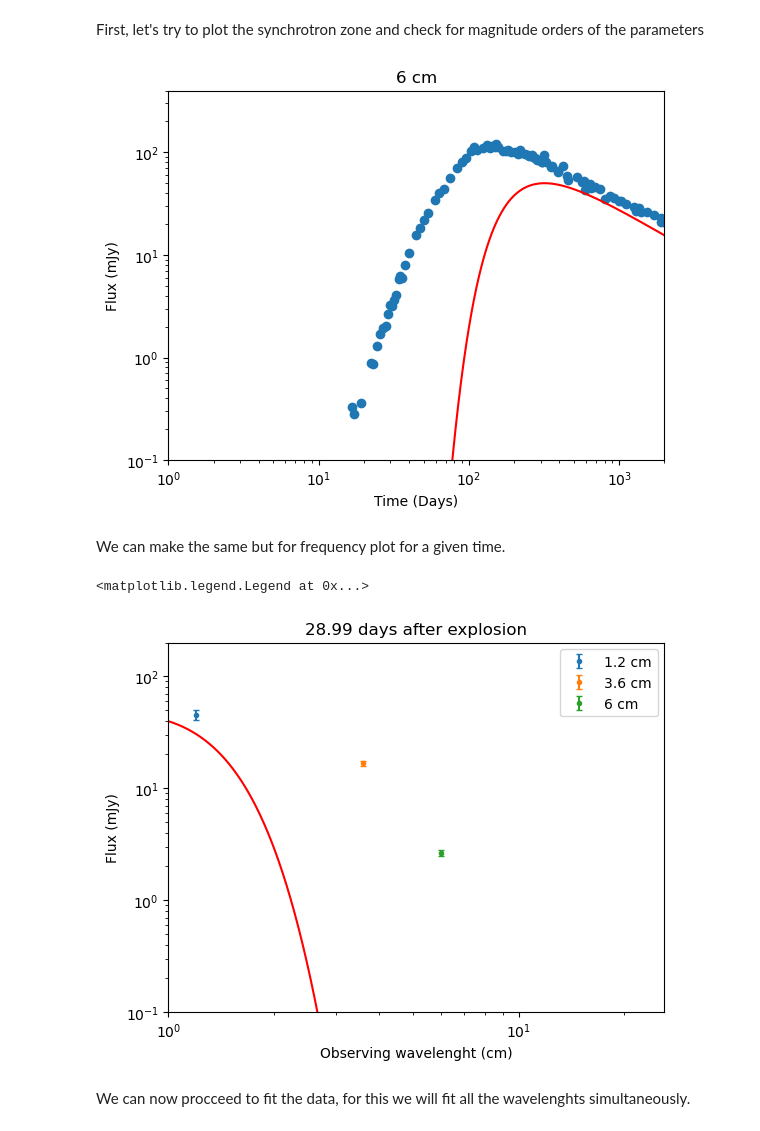
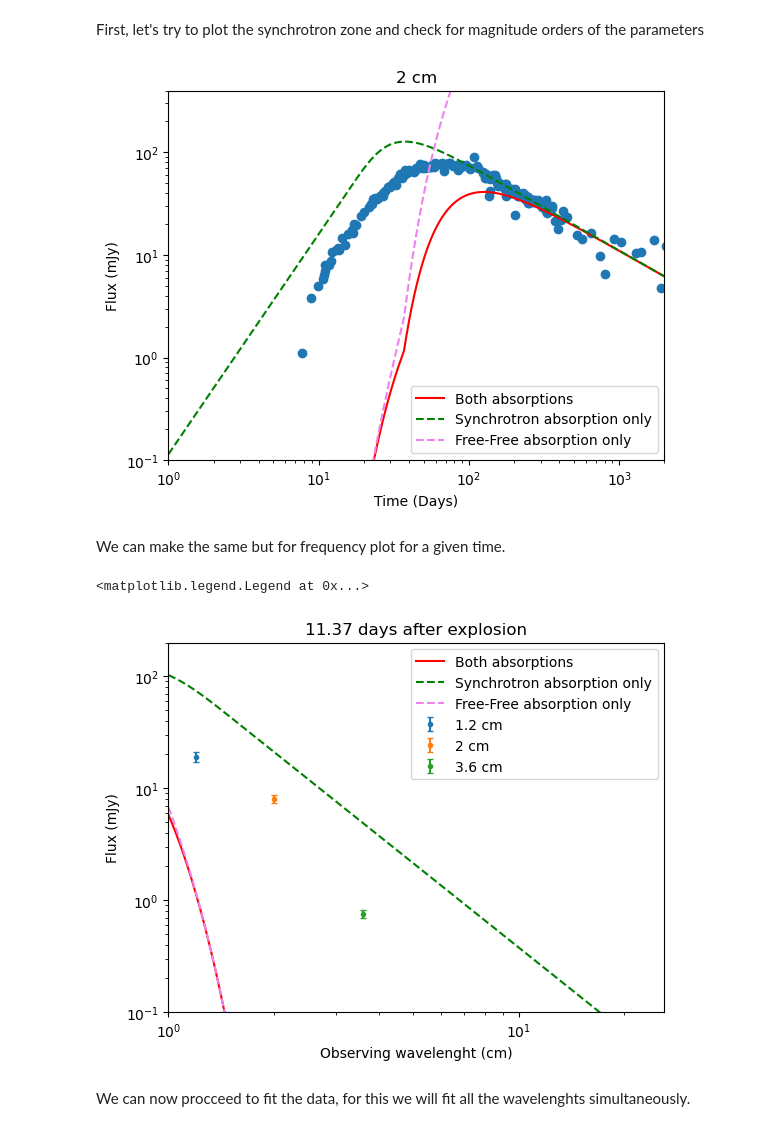
Before and after one commit to Camachoadri/JAEICU2024, a Jupyter notebook: Supernova SN1993J/SN1993J_Synchrotron.ipynb, the cells around one changed output. Saved outputs shown, nothing was run; the diff lists cells and outputs as text; code cells hidden in the pictures.

Commit message:
Fit gone wrong and plots to visualice different contributions

```diff
--- a/Supernova SN1993J/SN1993J_Synchrotron.ipynb
+++ b/Supernova SN1993J/SN1993J_Synchrotron.ipynb
@@ -192,7 +192,7 @@ def PLradius(time, time0, r0, a=0.86):
     r=r0*(time**a)/(time0**a)
     return r
 
-def Br(r, B0, r0):
+def Br(r, B0, r0, s):
     """
     Br returns the value of the magnetic field at a given r known the value B0 at r0
 
@@ -200,15 +200,16 @@ def Br(r, B0, r0):
     :r: radius at which the magnetic field will be calculated
     :B0: magnetic field at a starting radius
     :r0: radius at starting
+    :s: Circumstellar medium density index
 
     Output
     :Br: Magentic field at a radius r of the object
     """
 
-    Br=B0*((r/r0)**(-1.))
+    Br=B0*((r/r0)**(1-s/2-1/0.86))
     return Br
 
-def Nr(r, N0, r0, p):
+def Nr(r, N0, r0, p, s):
     """
     Nr returns the value of the electron density at a given r known the value N0 at r0
 
@@ -217,12 +218,13 @@ def Nr(r, N0, r0, p):
     :N0: electron density at a starting radius
     :r0: radius at starting
     :p: exponent of the power law
+    :s: Circumstellar medium density index
 
     Output
     :Nr: electron density at a radius r of the object
     """
 
-    Nr=N0*(r/r0)**(-2.)
+    Nr=N0*(r/r0)**(2*(1-s/2-1/0.86))
     return Nr
 # %% [markdown]
 From Pacholcyzk expression (3.53) we have that the synchrotron intensity from a power law population of electrons is given by (https://www.mpi-hd.mpg.de/personalhomes/frieger/HEA6.pdf)
@@ -361,7 +363,7 @@ $$
                 n_{cs}= 5.08\cdot 10^{8}\left(\frac{r}{6.35\cdot 10^{14} cm}\right)^{-1.66} cm^{-3},
 $$
 # %%
-def ThermalElectronDensity(radius):
+def ThermalElectronDensity(radius, s):
     """
     Returns thermal electron density for a given expansion radius in cm for 1993J
 
@@ -372,7 +374,7 @@ def ThermalElectronDensity(radius):
     :n: thermal electron density in cgs
     """
 
-    n= 5.08e8*(radius/6.35e14)**(-1.66)
+    n= 6.35e8*(radius/6.35e14)**(-s)
     return n
 
 def SourceFuncSynch(p, B, N0, frequency):
@@ -393,6 +395,10 @@ def SourceFuncSynch(p, B, N0, frequency):
 
     S=SynchrotronEmissionCoeff(p, B, N0, frequency)/(SynchrotronAbsorptionCoeff(p, B, N0, frequency))
     return S
+
+def FreeFreeOpticalDepth(frequency, Temp, time, s):
+    tau= 0.46* (freqtowavelenght(frequency*u.Hz).value)**2*(5)**2*(Temp/(1e5))**(-3/2)*2**(1-2*s)*(time/11.57)**(1-2*s)
+    return tau
 # %% [markdown]
 We can now compute the intensity and the flux.
 # %%
@@ -508,48 +632,64 @@ First, let's try to plot the synchrotron zone and check for magnitude orders of
 #Checking with the values given by Miguel et al
 p=3.
 B0=1.7*(27*u.G).value
 N0= (6.7e-7*u.erg**(p-1)/u.cm**3).value
+s=1.66
 
 d=(3.6*1e6*u.pc).to(u.cm).value  #Known distance to the binary
 r0= (6.35e14*u.cm).value
 time0=(2.34*u.day).value
 
+
 I0=0
 
 #Select data
-i=3
+i=1
 t=np.linspace(1, 4000, 1000000)
+
+frequency= wavelenghttofreq(float(data[i][0])*u.cm).cgs.value
+FreqCutOff= (90/const.h.cgs.value)*const.m_e.cgs.value*const.c.cgs.value**2
 
 x= data[i][1].Days
 y=data[i][1].Flux
 
-F1= 1e3*FluxatT(t, time0, wavelenghttofreq(float(data[i][0])*u.cm).cgs.value, p, B0, N0, d, r0) #The data is in mJy
 
-plt.plot(t,F1, 'r')
+F1= 1e3*FluxatTFull(t, time0, frequency, p, B0, N0, d, r0, s) #The data is in mJy
+F2= 1e3*FluxatTSynch(t, time0, frequency, p, B0, N0, d, r0, s) #The data is in mJy
+F3= 1e3*FluxatTFF(t, time0, frequency, p, B0, N0, d, r0, s) #The data is in mJy
+
+plt.plot(t,F1, c='red', label= 'Both absorptions')
+plt.plot(t,F2, c='green', linestyle='dashed', label= 'Synchrotron absorption only')
+plt.plot(t,F3, c='violet', linestyle='dashed', label= 'Free-Free absorption only')
 plt.scatter(x,y)
 
 
 plt.xscale("log")
 plt.yscale("log")
 plt.ylim(0.1,400)
 plt.xlim(1,2000)
 plt.ylabel("Flux (mJy)")
 plt.xlabel("Time (Days)")
 plt.title(f'{data[i][0]} cm')
+plt.legend()
 plt.show()
 # %% [output]
-[figure, old version]
+[figure, new version]
 # %% [markdown]
 We can make the same but for frequency plot for a given time.
 # %%
-day= DayArray[10]
+day= DayArray[0]
 WavelenghtArray= [1.2*u.cm, 2*u.cm, 3.6*u.cm, 6*u.cm, 20*u.cm]
 WavelenghtContinum= np.linspace(0.1*u.cm, max(WavelenghtArray), 10000)
 
 
-F1= 1e3*FluxatT(np.array([day]), time0, wavelenghttofreq(WavelenghtContinum).value, p, B0, N0, d, r0)
+F1= 1e3*FluxatTFull(np.array([day]), time0, wavelenghttofreq(WavelenghtContinum).value, p, B0, N0, d, r0, s)
+F2= 1e3*FluxatTSynch(np.array([day]), time0, wavelenghttofreq(WavelenghtContinum).value, p, B0, N0, d, r0, s)
+F3= 1e3*FluxatTFF(np.array([day]), time0, wavelenghttofreq(WavelenghtContinum).value, p, B0, N0, d, r0, s)
 
-plt.plot(WavelenghtContinum,F1,'r') #The data is in mJy
+
+plt.plot(WavelenghtContinum,F1, c='red', label= 'Both absorptions')
+plt.plot(WavelenghtContinum,F2, c='green', linestyle='dashed', label= 'Synchrotron absorption only')
+plt.plot(WavelenghtContinum,F3, c='violet', linestyle='dashed', label= 'Free-Free absorption only')
 for wavelenght in data:
     for i, days in enumerate(wavelenght[1].Days):
         if days==day:
@@ -567,7 +707,7 @@ plt.title(f'{day} days after explosion')
 plt.legend()
 # %% [output]
 <matplotlib.legend.Legend at 0x...>
-[figure, old version]
+[figure, new version]
 # %% [markdown]
 We can now procceed to fit the data, for this we will fit all the wavelenghts simultaneously.
 # %%
```
Also changed, not shown: parts of 7 cells of this notebook.
